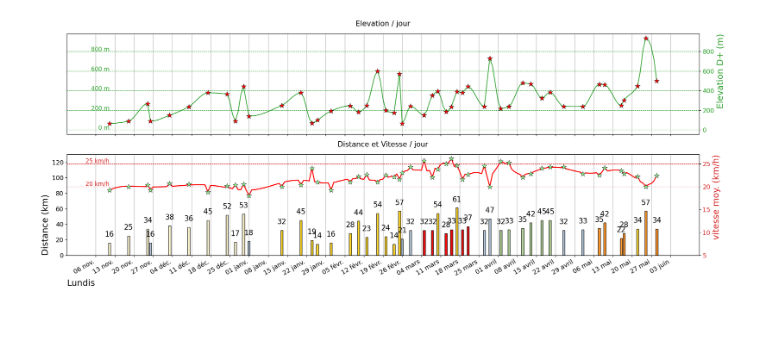
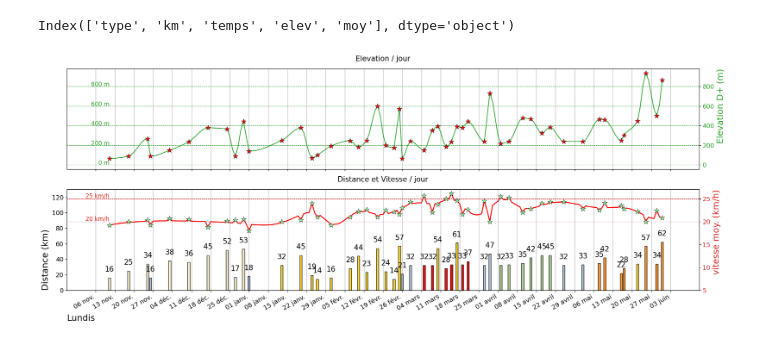
Before and after one commit to RichardHitier/visu-velo, a Jupyter notebook: notebooks/ReadPgrmCycloOds.ipynb, the cells around one changed output. Saved outputs shown, nothing was run; the diff lists cells and outputs as text; code cells hidden in the pictures.

Commit message:
Rewrite dataframe filtering
Dont filter each column as an individual serie,
Instead, filter the whole dataframe at once.
Return wanted columns only.

Rewrite plotting functions to use that dataframe.

```diff
--- a/notebooks/ReadPgrmCycloOds.ipynb
+++ b/notebooks/ReadPgrmCycloOds.ipynb
@@ -1,4 +1,5 @@
 # %%
+import sys
 import pandas as pd
 import matplotlib.pyplot as plt
 import matplotlib.dates as mdates
@@ -12,45 +13,62 @@ def build_data():
 
     my_df = pd.read_excel("23-24.ods", sheet_name="Journal",header=4, index_col=3,
                  parse_dates=True)
+    pd.set_option('expand_frame_repr', False)
+    pd.set_option('display.max_rows', None)
 
-    # isolate km column, and remove NaN
-    type_df = my_df["type"]
-    km_df = my_df["km"]
-    km_df.dropna(inplace=True)
+    my_df.drop(my_df.columns[[0,1,2,3,8,10,11,12,13,14,15,16,17]], axis=1, inplace=True)
+    my_df.dropna(inplace=True)
+    alldays_idx = pd.date_range(start=my_df.index[0], end=my_df.index[-1], freq='D')
+    df_reindexed = my_df.reindex(alldays_idx)
+    # print(df_reindexed)
+    # quit()
+    # # isolate distance (km) column, and remove NaN
+    # type_df = my_df["type"]
+    # km_df = my_df["km"]
+    # km_df.dropna(inplace=True)
 
-    # reindex day by day
-    new_idx = pd.date_range(start=km_df.index[0], end=km_df.index[-1], freq='D')
-    km_reindexed=km_df.reindex(new_idx)
-    type_reindexed=type_df.reindex(new_idx)
+    # # reindex day by day
+    # new_idx = pd.date_range(start=km_df.index[0], end=km_df.index[-1], freq='D')
+    # km_reindexed=km_df.reindex(new_idx)
+    # type_reindexed=type_df.reindex(new_idx)
 
 
 
-    # isolate km column, and remove NaN
-    moy_df = my_df["moy"]
-    moy_df.dropna(inplace=True)
+    # # isolate km column, and remove NaN
+    # moy_df = my_df["moy"]
+    # moy_df.dropna(inplace=True)
 
-    # reindex day by day
-    new_idx = pd.date_range(start=moy_df.index[0], end=moy_df.index[-1], freq='D')
-    moy_reindexed=moy_df.reindex(new_idx)
+    # # reindex day by day
+    # new_idx = pd.date_range(start=moy_df.index[0], end=moy_df.index[-1], freq='D')
+    # moy_reindexed=moy_df.reindex(new_idx)
 
-    # isolate km column, and remove NaN
-    elev_df = my_df["elev"]
-    elev_df.dropna(inplace=True)
+    # # isolate km column, and remove NaN
+    # elev_df = my_df["elev"]
+    # elev_df.dropna(inplace=True)
 
-    # reindex day by day
-    new_idx = pd.date_range(start=elev_df.index[0], end=elev_df.index[-1], freq='D')
-    elev_reindexed=elev_df.reindex(new_idx)
+    # # reindex day by day
+    # new_idx = pd.date_range(start=elev_df.index[0], end=elev_df.index[-1], freq='D')
+    # elev_reindexed=elev_df.reindex(new_idx)
 
-    return km_reindexed, moy_reindexed, type_reindexed, elev_reindexed
+    # return km_reindexed, moy_reindexed, type_reindexed, elev_reindexed
+    return df_reindexed
 
 
+my_df = build_data()
+print(my_df.columns)
 
-km_df, moy_df, type_df, elev_df = build_data()
+# km_df, moy_df, type_df, elev_df = build_data()
+# %% [output]
+Index(['type', 'km', 'temps', 'elev', 'moy'], dtype='object')
 # %%
-def show_resume(km_df, moy_df, type_df, elev_df):
+def show_resume(my_df):
     import datetime
     import matplotlib.dates as mdates
     import locale
+    km_df = my_df['km']
+    moy_df = my_df['moy']
+    type_df = my_df['type']
+    elev_df = my_df['elev']
     locale.setlocale(locale.LC_TIME,'fr_FR.utf8')
     label_fontsize = 18
     bar_color = "black"
@@ -120,35 +138,36 @@ def show_resume(km_df, moy_df, type_df, elev_df):
             #, bbox=dict(facecolor='white', edgecolor='white'))
 
 
     ax1.set_ylabel("Distance (km)", color=bar_color, fontsize=label_fontsize, loc="bottom")
     ax1.tick_params(axis='y', labelcolor=bar_color, labelsize=label_fontsize-5)
 
     # Show start of weeks as V-line
     for monday in monday_idx:
         ax1.axvline(monday,color='black', lw=0.5, alpha=0.5, linestyle='-')
 
 
     # Show mean speed as a red spline line with stars for each value
     ax2 = ax1.twinx()  # instantiate a second axes that shares the same x-axis
     ax2.set_ylim([5, 27])
     color = 'tab:red'
     for _hl in [20, 25]:
         ax2.text(moy_df.index[0], _hl+0.2, f"{_hl} km/h", color=color, fontsize=12, horizontalalignment="right")
         ax2.axhline( _hl, color = color, lw=0.8,  alpha=1, linestyle = '--')
 
     ax2.set_ylabel('vitesse moy. (km/h)', color=color, fontsize=label_fontsize, loc="top")  # we already handled the x-label with ax1
     ax2.plot(moy_df.index, moy_df.interpolate(method="spline", order=5 ), color="red", lw=2, zorder=-4)
     # ax2.plot(moy_df.index, moy_df, color="red", lw=2, zorder=-4)
     ax2.scatter(moy_df.index, moy_df, marker="*", zorder=3, color="lightgreen", edgecolor="black", lw=0.5, s=120)
     ax2.tick_params(axis='y', labelcolor=color, labelsize=label_fontsize-5)
 
     fig.tight_layout()  # otherwise the right y-label is slightly clipped
 
     plt.show()
 
-show_resume(km_df, moy_df, type_df, elev_df)
+my_df = build_data()
+show_resume(my_df)
 # %% [output]
-[figure, old version]
+[figure, new version]
 # %%
 
 def show_max_min_sum(km_df):
```
Also changed, not shown: parts of 2 cells of this notebook, 1 other file.
